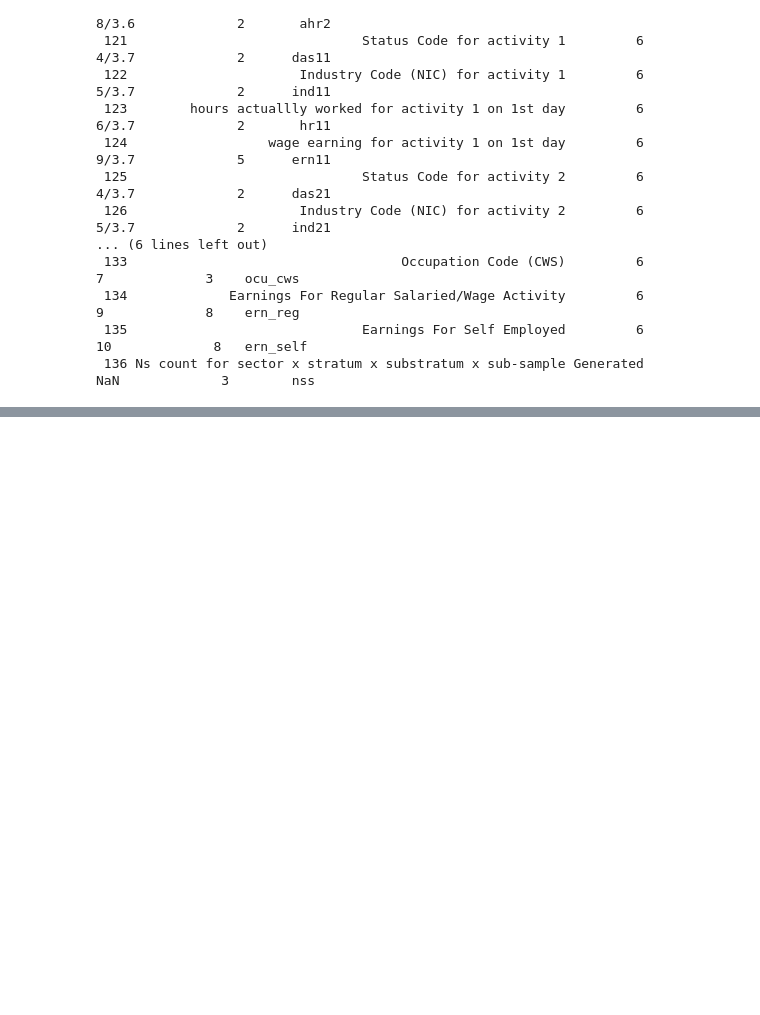
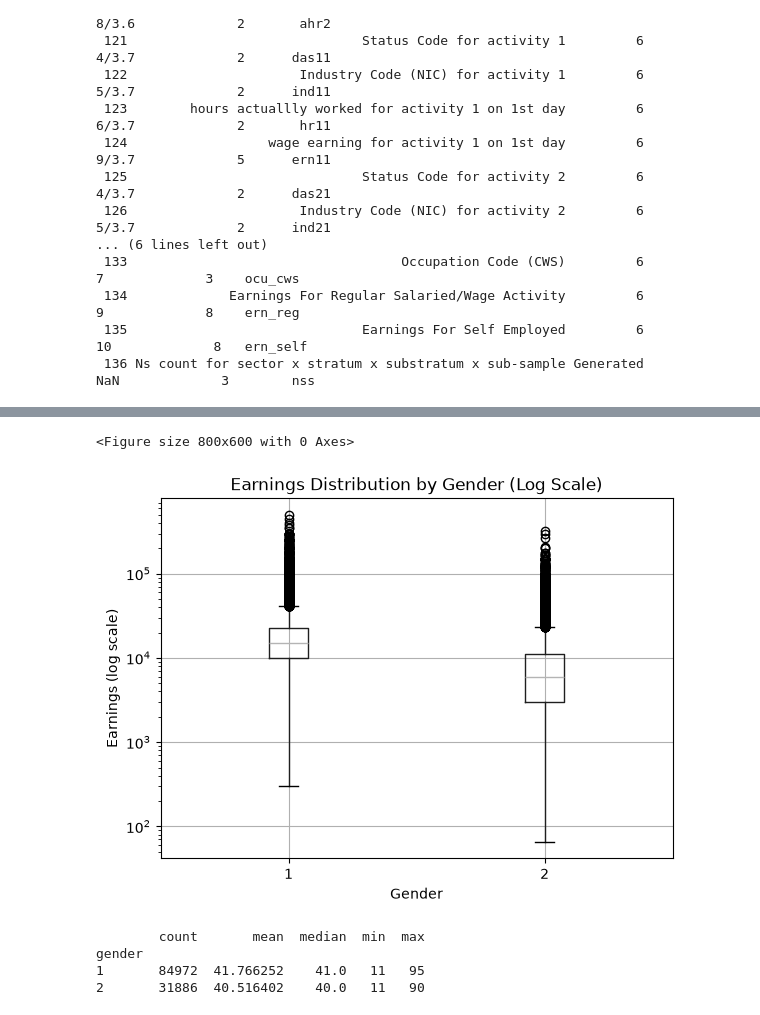
Before and after one commit to AzraAnjum07/Salary-Gap-Analysis, a Jupyter notebook: notebooks/01_data_preparation.ipynb, the cells around one changed output, grey strips where cells are left out. Saved outputs shown, nothing was run; the diff lists cells and outputs as text; code cells hidden in the pictures; blank space fills up the shorter version.

```diff
--- a/notebooks/01_data_preparation.ipynb
+++ b/notebooks/01_data_preparation.ipynb
@@ -250,0 +918,27 @@ print(layout_perv.iloc[115:136].to_string(index=False))
+# %%
+plt.figure(figsize=(8, 6))
+
+working_df.boxplot(
+    column="earnings",
+    by="gender"
+)
+
+plt.yscale("log")
+plt.xlabel("Gender")
+plt.ylabel("Earnings (log scale)")
+plt.title("Earnings Distribution by Gender (Log Scale)")
+plt.suptitle("")
+plt.show()
+# %% [output]
+<Figure size 800x600 with 0 Axes>
+[figure, added]
+# %%
+print(
+    working_df.groupby("gender")["age"]
+    .agg(["count", "mean", "median", "min", "max"])
+)
+# %% [output]
+        count       mean  median  min  max
+gender
+1       84972  41.766252    41.0   11   95
+2       31886  40.516402    40.0   11   90
```
Also changed, not shown: parts of 45 cells of this notebook, 1 other file.
